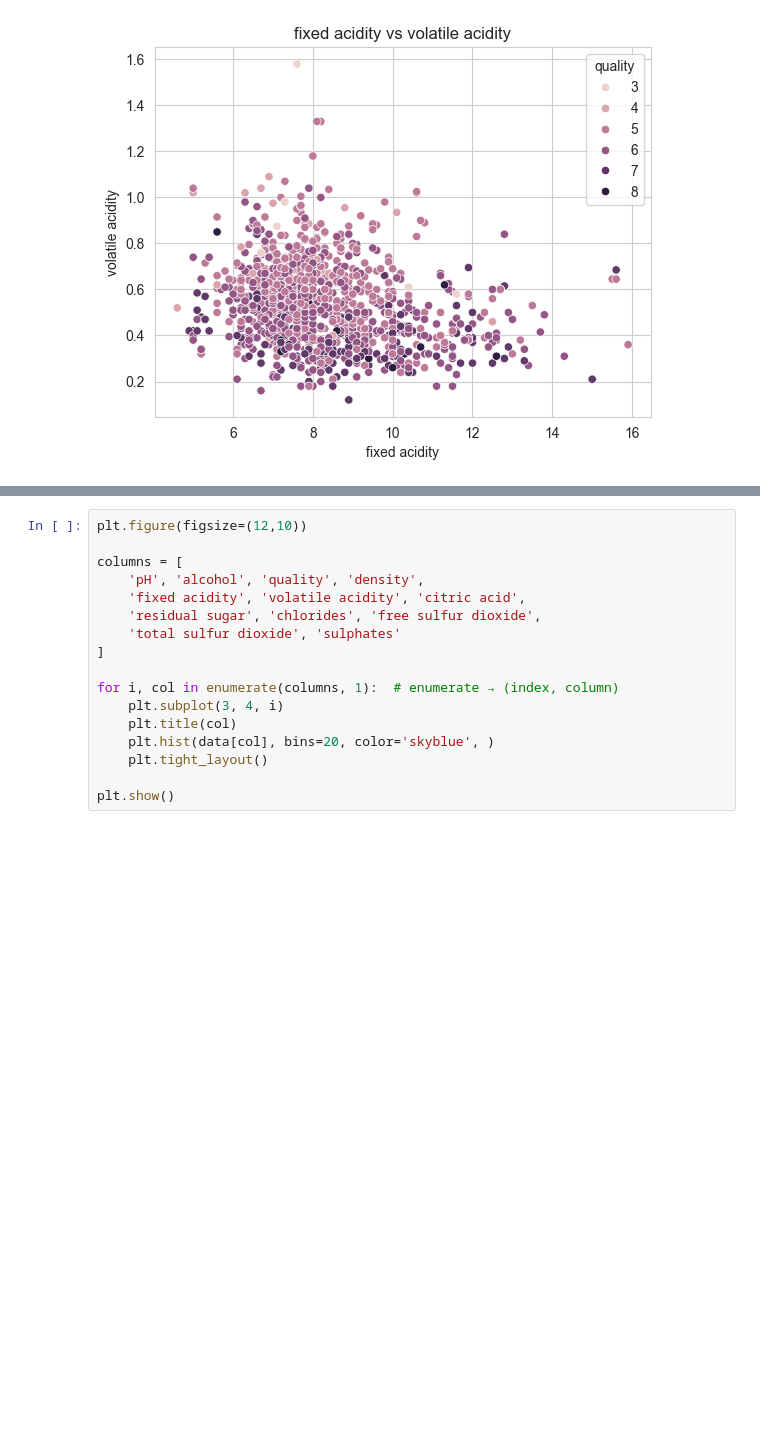
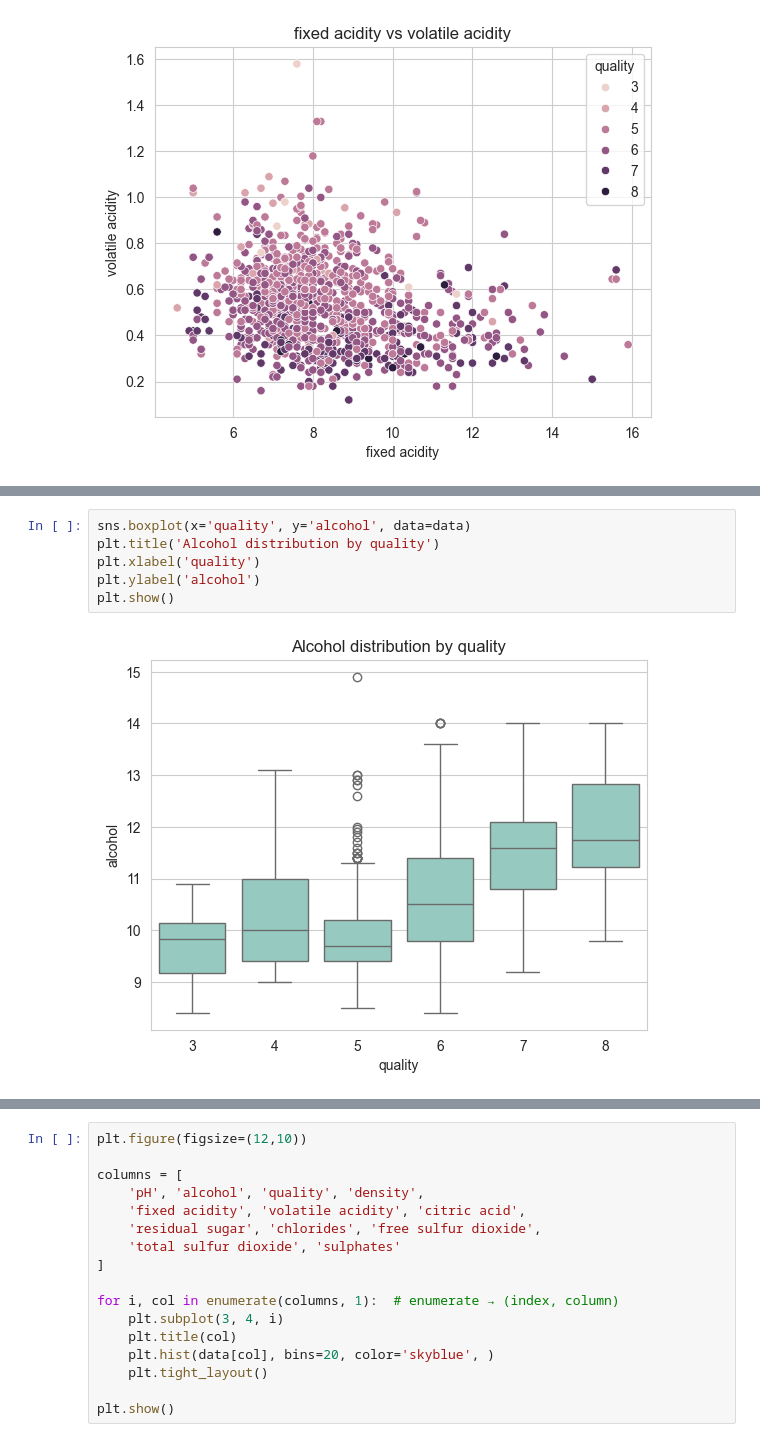
Before and after one commit to ummugul7/veri-bilimi-alistirmalarim, a Jupyter notebook: ornek1.ipynb, the cells around one changed output, grey strips where cells are left out. Drawn from its saved outputs; the diff is of its cells as text; blank space fills up the shorter version.

```diff
--- a/ornek1.ipynb
+++ b/ornek1.ipynb
@@ -71,3 +74,11 @@ plt.show()
+# %%
+sns.boxplot(x='quality', y='alcohol', data=data)
+plt.title('Alcohol distribution by quality')
+plt.xlabel('quality')
+plt.ylabel('alcohol')
+plt.show()
+# %% [output]
+[figure, added]
 # %%
 plt.hist(data["pH"])
 plt.show()
```
Also changed, not shown: parts of 11 cells of this notebook, 2 other files.
